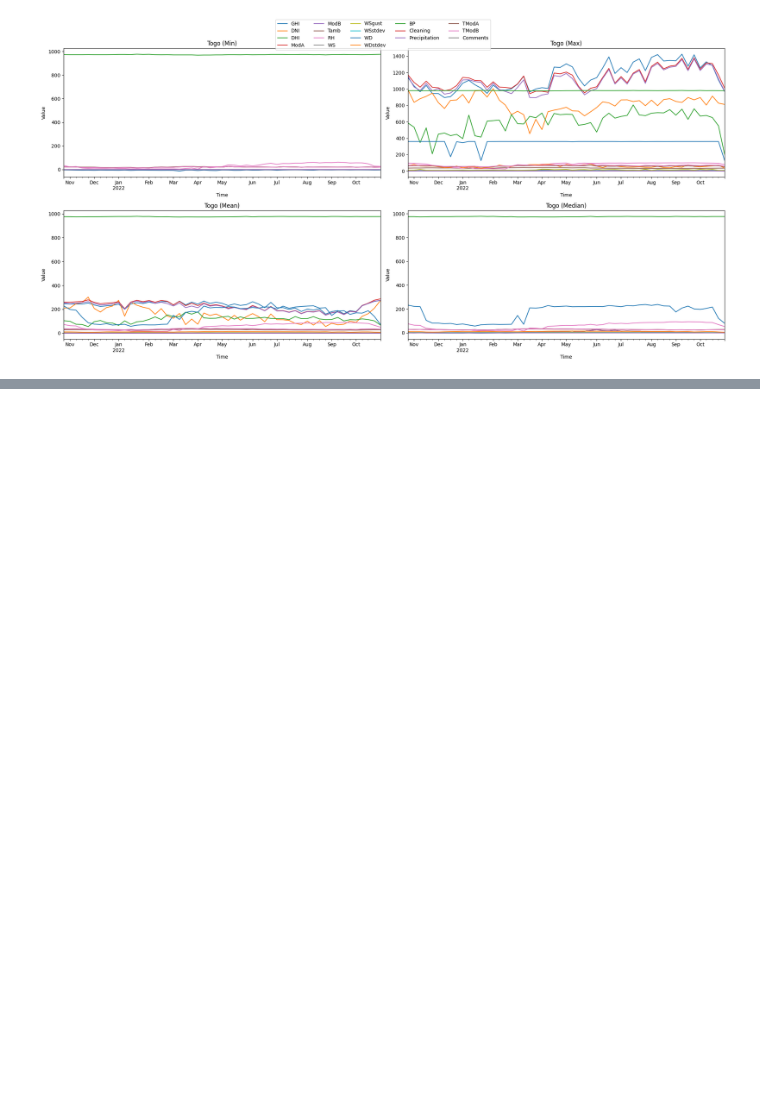
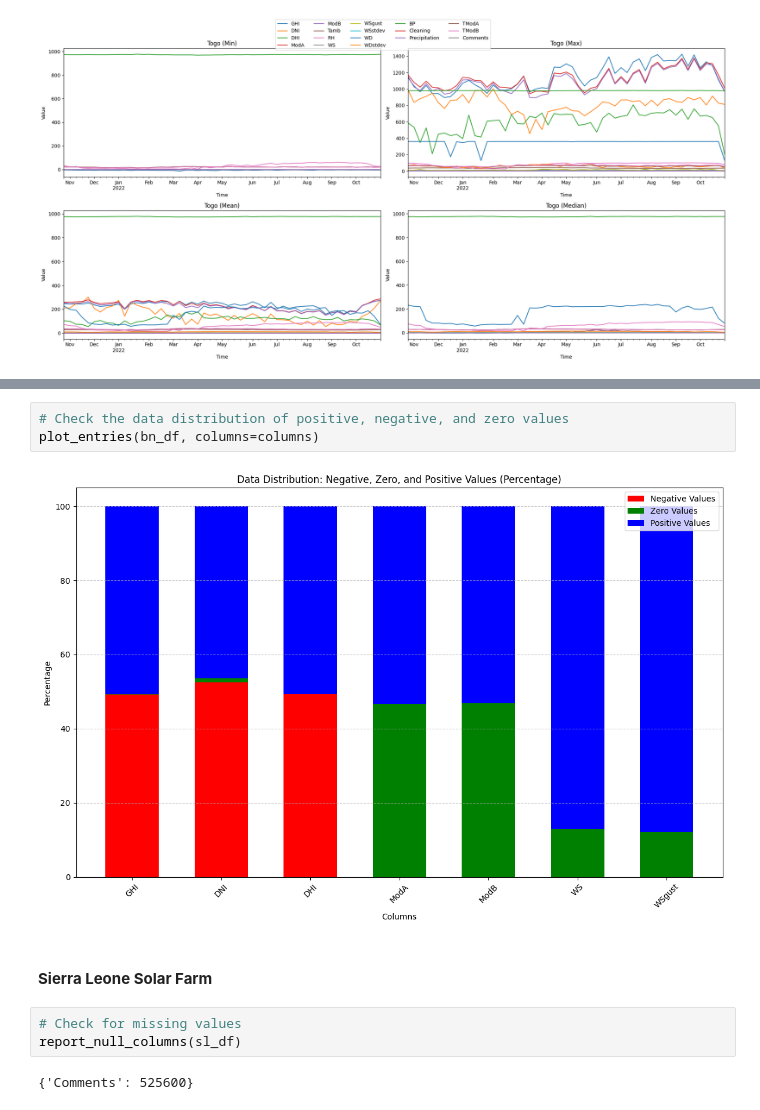
Before and after one commit to wendirad/solar-farm-insight, a Jupyter notebook: notebooks/analysis.ipynb, the cells around one changed output, grey strips where cells are left out. Drawn from its saved outputs; the diff is of its cells as text; blank space fills up the shorter version.

Commit message:
(feat) Perform Data Quality Check

```diff
--- a/notebooks/analysis.ipynb
+++ b/notebooks/analysis.ipynb
@@ -207,0 +244,12 @@ plot_statistical_summary(
+# %%
+# Check the data distribution of positive, negative, and zero values
+plot_entries(bn_df, columns=columns)
+# %% [output]
+[figure, added]
+# %% [markdown]
+#### **Sierra Leone Solar Farm**
+# %%
+# Check for missing values
+report_null_columns(sl_df)
+# %% [output]
+{'Comments': 525600}
```
Also changed, not shown: parts of 16 cells of this notebook, 3 other files.
